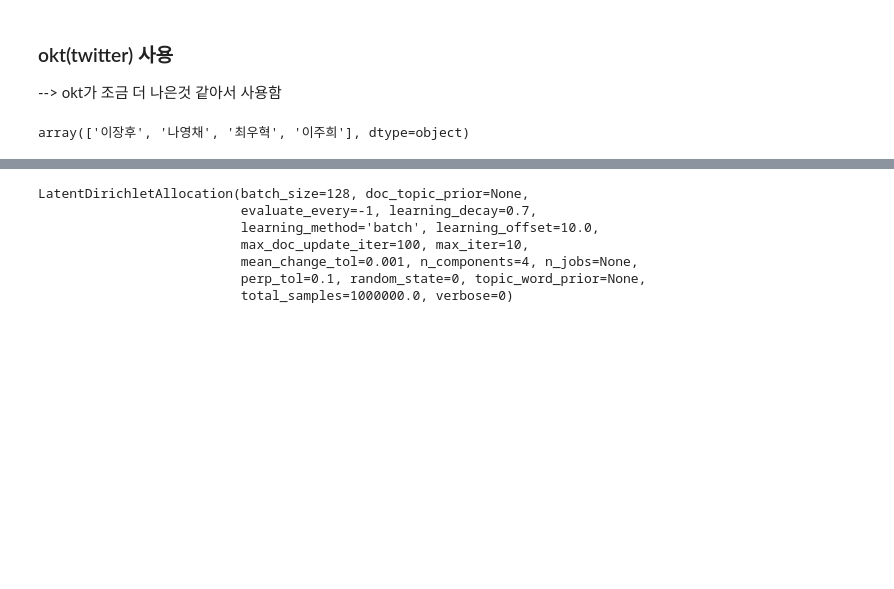
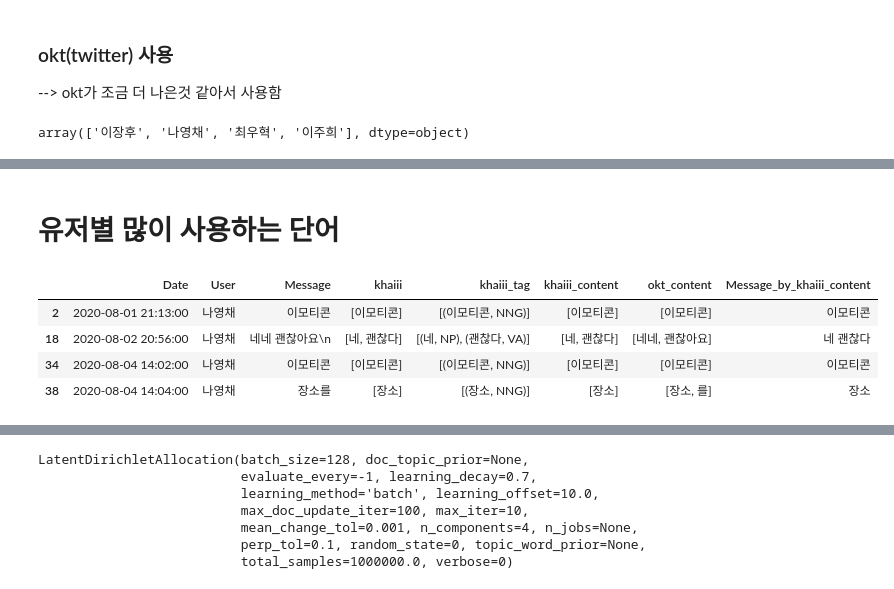
Before and after one commit to juhee3199/kakaotalk_analysis_proj, a Jupyter notebook: warming_up/kakao_proj_1.ipynb, the cells around one changed output, grey strips where cells are left out. Drawn from its saved outputs; the diff is of its cells as text; code cells hidden in the pictures; blank space fills up the shorter version.

```diff
--- a/warming_up/kakao_proj_1.ipynb
+++ b/warming_up/kakao_proj_1.ipynb
@@ -495,4 +390,0 @@ df['khaiii_22'][1755]
-# %%
-for i in word_name[1755]:
-    if i not in df['khaiii'][1755]:
-      print(i)
@@ -543,4 +390,0 @@ df['khaiii'][3]
-# %%
-for i in word_name[3]:
-    if i not in df['khaiii'][4]:
-      print(i)
@@ -759,0 +655,20 @@ df
+# %% [markdown]
+# 유저별 많이 사용하는 단어
+# %%
+"""# 유저별 dataframe 생성
+
+user_lst = ['hoo','chae', 'hyuk', 'hee']
+u_df_lst = []
+
+
+for i in range(4):
+  globals()['{}_df'.format(user_lst[i])] = df[df['User']==unique_user[i]]
+  u_df_lst.append('{}_df'.format(user_lst[i]))
+
+chae_df.head(4)"""
+# %% [output]
+|  | Date | User | Message | khaiii | khaiii_tag | khaiii_content | okt_content | Message_by_khaiii_content |
+| 2 | 2020-08-01 21:13:00 | 나영채 | 이모티콘 | [이모티콘] | [(이모티콘, NNG)] | [이모티콘] | [이모티콘] | 이모티콘 |
+| 18 | 2020-08-02 20:56:00 | 나영채 | 네네 괜찮아요\n | [네, 괜찮다] | [(네, NP), (괜찮다, VA)] | [네, 괜찮다] | [네네, 괜찮아요] | 네 괜찮다 |
+| 34 | 2020-08-04 14:02:00 | 나영채 | 이모티콘 | [이모티콘] | [(이모티콘, NNG)] | [이모티콘] | [이모티콘] | 이모티콘 |
+| 38 | 2020-08-04 14:04:00 | 나영채 | 장소를 | [장소] | [(장소, NNG)] | [장소] | [장소, 를] | 장소 |
```
Also changed, not shown: parts of 81 cells of this notebook.
